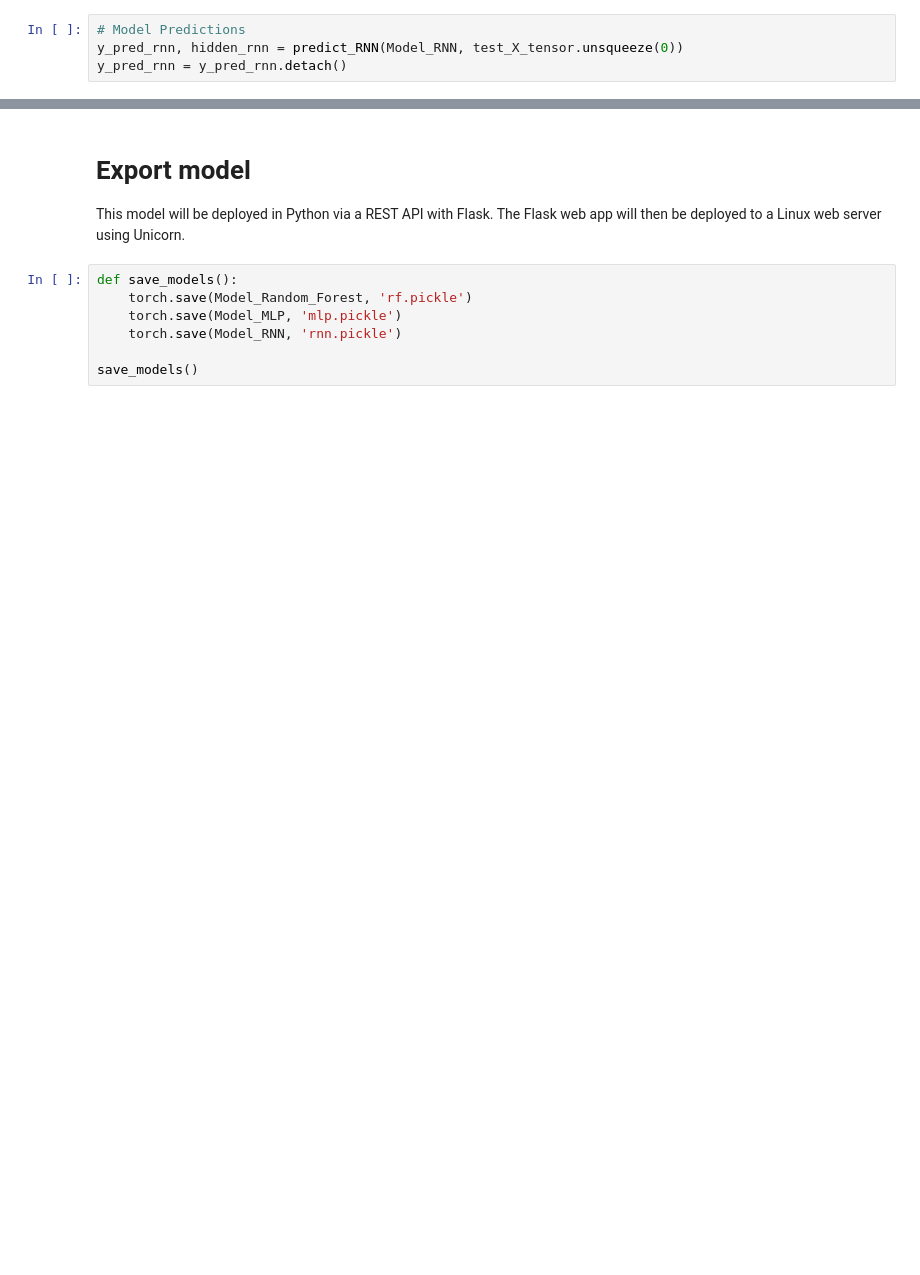
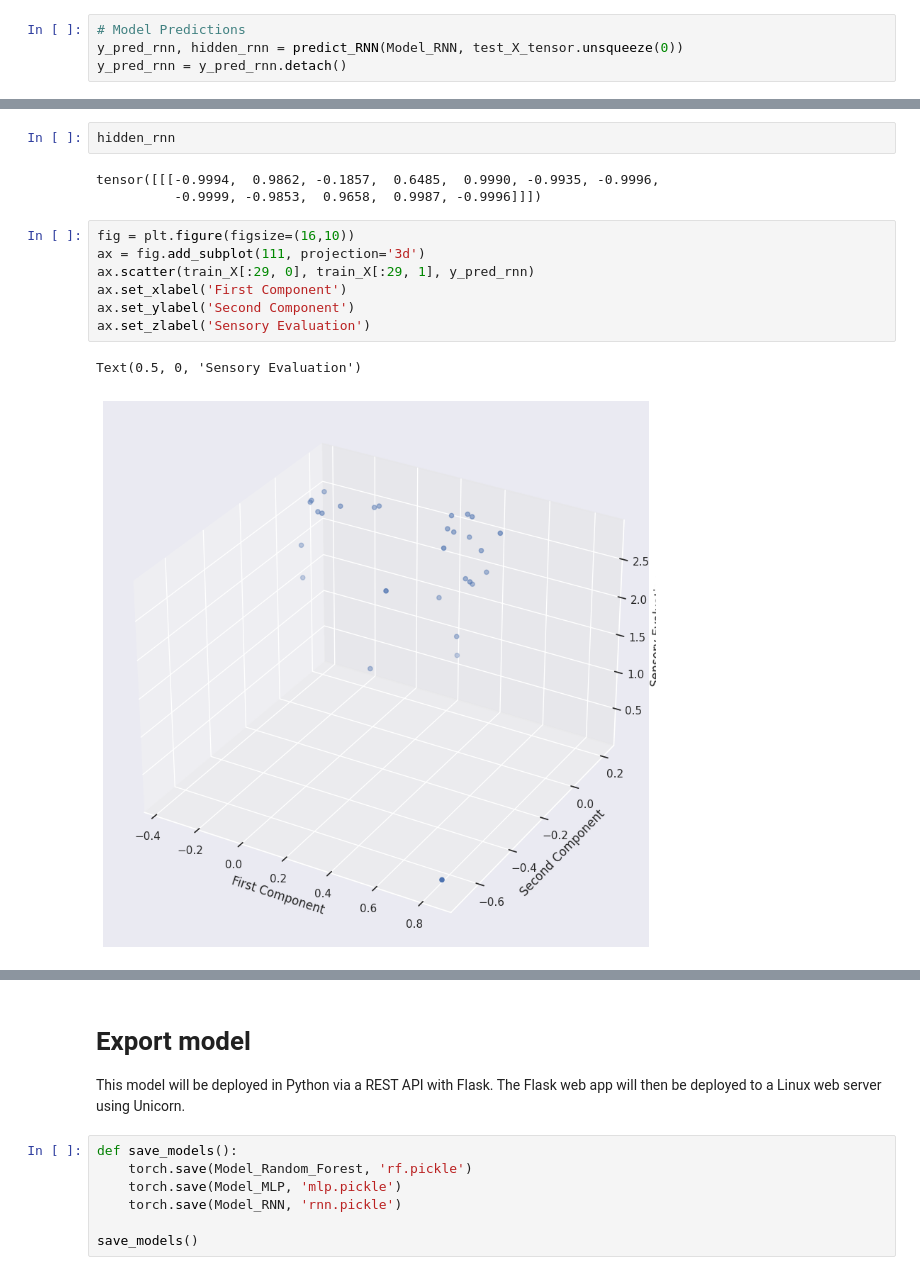
Before and after one commit to TahlonBrahic/Green-Tea-Sensory-Evaluation-With-GANs, a Jupyter notebook: source/main.ipynb, the cells around one changed output, grey strips where cells are left out. Drawn from its saved outputs; the diff is of its cells as text; blank space fills up the shorter version.

```diff
--- a/source/main.ipynb
+++ b/source/main.ipynb
@@ -915,0 +960,15 @@ plt.ylim((2.5,4.5))
+# %%
+hidden_rnn
+# %% [output]
+tensor([[[-0.9994,  0.9862, -0.1857,  0.6485,  0.9990, -0.9935, -0.9996,
+          -0.9999, -0.9853,  0.9658,  0.9987, -0.9996]]])
+# %%
+fig = plt.figure(figsize=(16,10))
+ax = fig.add_subplot(111, projection='3d')
+ax.scatter(train_X[:29, 0], train_X[:29, 1], y_pred_rnn)
+ax.set_xlabel('First Component')
+ax.set_ylabel('Second Component')
+ax.set_zlabel('Sensory Evaluation')
+# %% [output]
+Text(0.5, 0, 'Sensory Evaluation')
+[figure, added]
```
Also changed, not shown: parts of 43 cells of this notebook.
